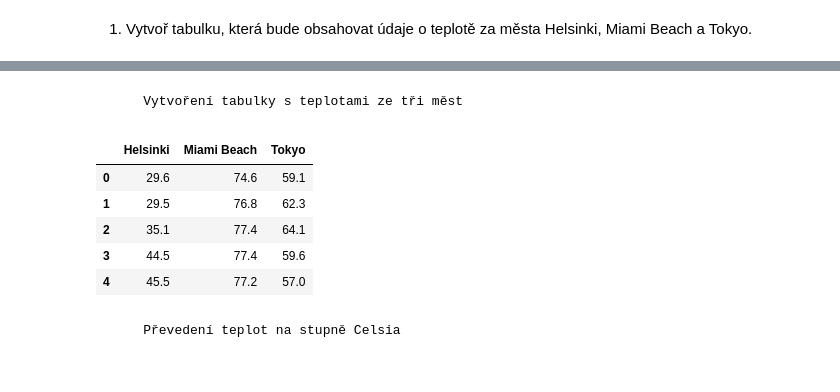
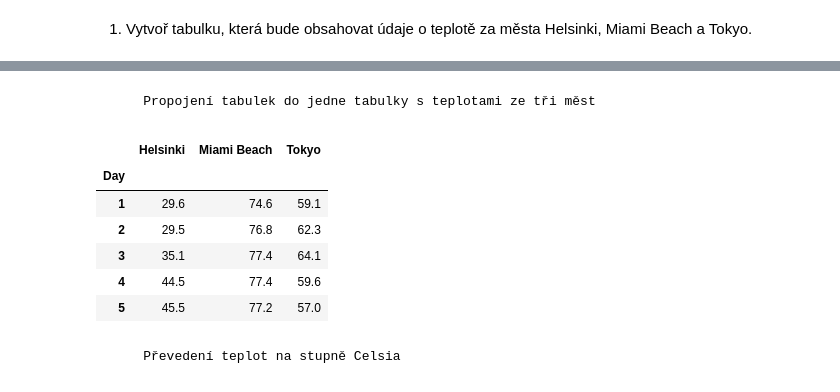
Before and after one commit to KarolinaOpasik/python-czechitas, a Jupyter notebook: ukol_10/ukol_10.ipynb, the cells around one changed output, grey strips where cells are left out. Cells and saved outputs as stored; diff of their text form; code cells hidden in the pictures.

```diff
--- a/ukol_10/ukol_10.ipynb
+++ b/ukol_10/ukol_10.ipynb
@@ -70,18 +106,17 @@ tokyo = teploty[teploty["City"].isin(["Tokyo"])]["AvgTemperature"]
 # %% [markdown]
-        Vytvoření tabulky s teplotami ze tři měst
+        Propojení tabulek do jedne tabulky s teplotami ze tři měst
-# %%
-helsinki_miami_tokyo = pd.DataFrame(columns = ["Helsinki", "Miami Beach", "Tokyo"])
-helsinki_miami_tokyo["Helsinki"] = helsinki.values
-helsinki_miami_tokyo["Miami Beach"] = miami.values
-helsinki_miami_tokyo["Tokyo"] = tokyo.values
-helsinki_miami_tokyo.head()
-# %% [output]
-|  | Helsinki | Miami Beach | Tokyo |
-| 0 | 29.6 | 74.6 | 59.1 |
-| 1 | 29.5 | 76.8 | 62.3 |
-| 2 | 35.1 | 77.4 | 64.1 |
-| 3 | 44.5 | 77.4 | 59.6 |
-| 4 | 45.5 | 77.2 | 57.0 |
+# %%
+helsinki_miami = pd.merge(helsinki, miami, on="Day")
+helsinki_miami_tokyo = pd.merge(helsinki_miami, tokyo, on="Day")
+helsinki_miami_tokyo.head()
+# %% [output]
+|  | Helsinki | Miami Beach | Tokyo |
+| Day |  |  |  |
+| 1 | 29.6 | 74.6 | 59.1 |
+| 2 | 29.5 | 76.8 | 62.3 |
+| 3 | 35.1 | 77.4 | 64.1 |
+| 4 | 44.5 | 77.4 | 59.6 |
+| 5 | 45.5 | 77.2 | 57.0 |
 # %% [markdown]
         Převedení teplot na stupně Celsia
 # %%
```
Also changed, not shown: parts of 10 cells of this notebook.
